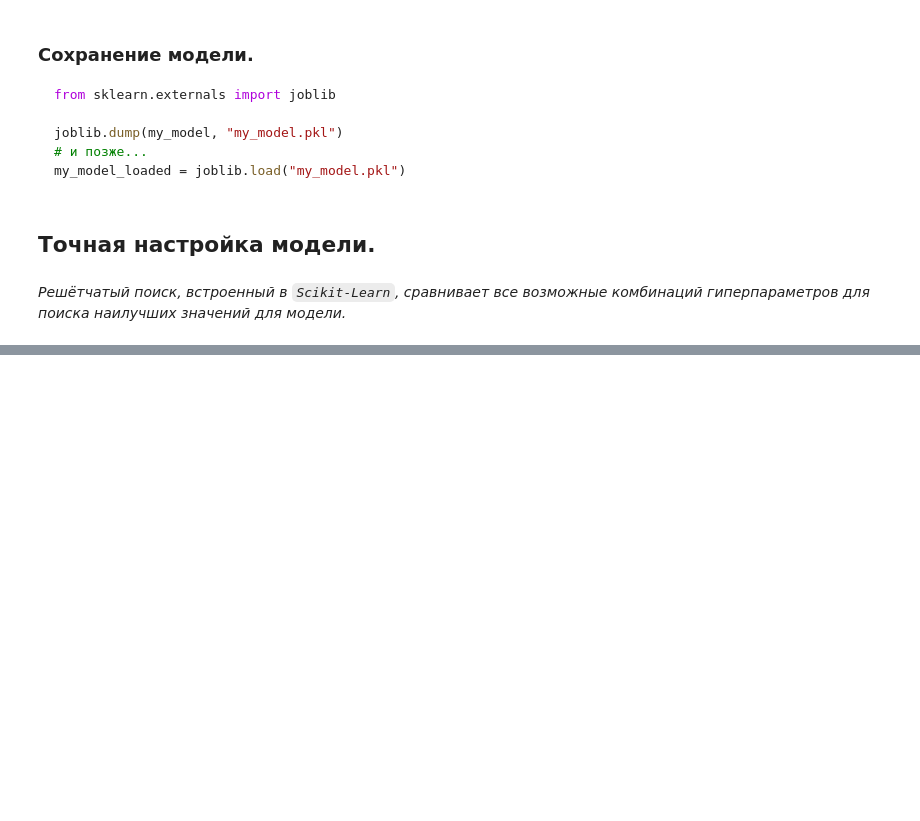
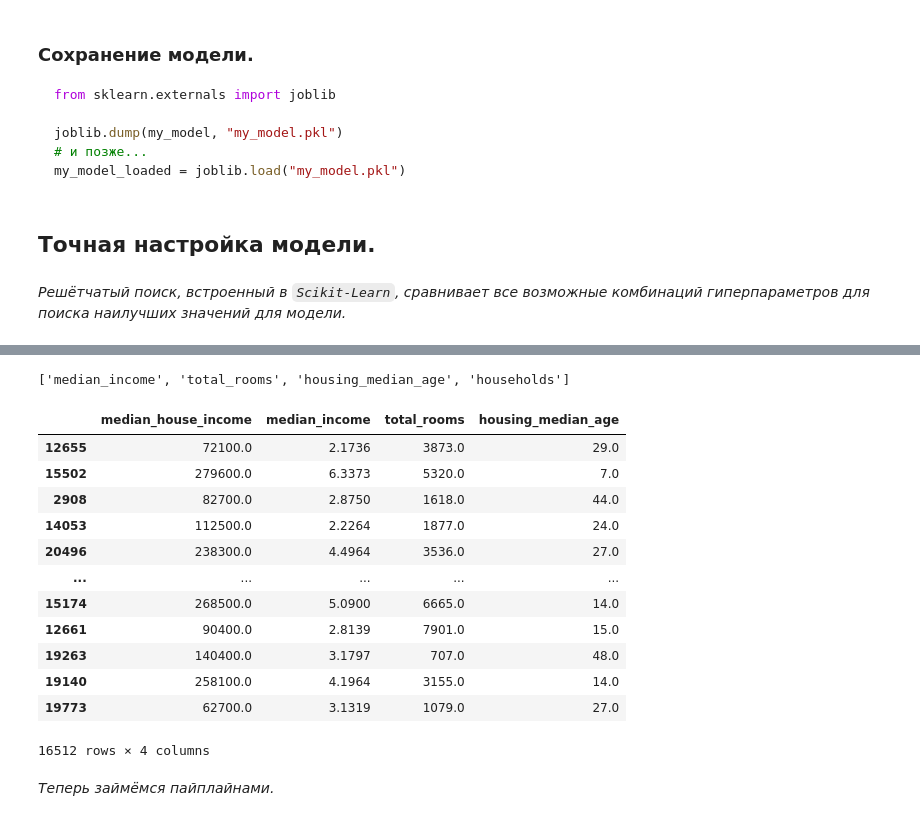
Before and after one commit to KidIsKing/python_libraries_learning, a Jupyter notebook: scikit_learn/guide/base_ML_book/chapter_2/main.ipynb, the cells around one changed output, grey strips where cells are left out. Cells and saved outputs as stored; diff of their text form; code cells hidden in the pictures; blank space fills up the shorter version.

```diff
--- a/scikit_learn/guide/base_ML_book/chapter_2/main.ipynb
+++ b/scikit_learn/guide/base_ML_book/chapter_2/main.ipynb
@@ -755,0 +1032,2 @@ for mean_score, params in zip(cvres["mean_test_score"], cvres["params"]):
+# %%
+corr_matrix = housing_without_cat.corr()
@@ -755,0 +1048,46 @@ for mean_score, params in zip(cvres["mean_test_score"], cvres["params"]):
+# %%
+important_attributes = important_data.index.tolist()[1:5]
+important_attributes
+# %% [output]
+['median_income', 'total_rooms', 'housing_median_age', 'households']
+# %%
+class AutoImportantAttributesSelector(BaseEstimator, TransformerMixin):
+    """
+    Автоматический трансформатор для выбора только самых важных атрибутов в датафрейме.
+    Принимаются только данные без числовых атрибутов c колонкой целевых значений.
+    """
+    def __init__(self, target=-1, k=4):
+        self.target = target
+        self.k = k
+
+    def get_important_attributes(self, df):
+        """Метод выбирает заданное количество лучшего всего связанных с заданным целевым атрибутом атрибутов."""
+        corr_matrix = df.corr()
+        return corr_matrix[self.target].sort_values(ascending=False).index.tolist()[:self.k+1]
+
+    def fit(self, X, y=None):
+        return self
+
+    def transform(self, X):
+        return X[self.get_important_attributes(X)]
+# %%
+important_attr_selector = AutoImportantAttributesSelector(target="median_house_income", k=3)
+housing_only_important_attr = important_attr_selector.transform(housing_without_cat)
+# %%
+housing_only_important_attr
+# %% [output]
+|  | median_house_income | median_income | total_rooms | housing_median_age |
+| 12655 | 72100.0 | 2.1736 | 3873.0 | 29.0 |
+| 15502 | 279600.0 | 6.3373 | 5320.0 | 7.0 |
+| 2908 | 82700.0 | 2.8750 | 1618.0 | 44.0 |
+| 14053 | 112500.0 | 2.2264 | 1877.0 | 24.0 |
+| 20496 | 238300.0 | 4.4964 | 3536.0 | 27.0 |
+| ... | ... | ... | ... | ... |
+| 15174 | 268500.0 | 5.0900 | 6665.0 | 14.0 |
+| 12661 | 90400.0 | 2.8139 | 7901.0 | 15.0 |
+| 19263 | 140400.0 | 3.1797 | 707.0 | 48.0 |
+| 19140 | 258100.0 | 4.1964 | 3155.0 | 14.0 |
+| 19773 | 62700.0 | 3.1319 | 1079.0 | 27.0 |
+16512 rows × 4 columns
+# %% [markdown]
+*Теперь займёмся пайплайнами.*
```
Also changed, not shown: parts of 70 cells of this notebook.
